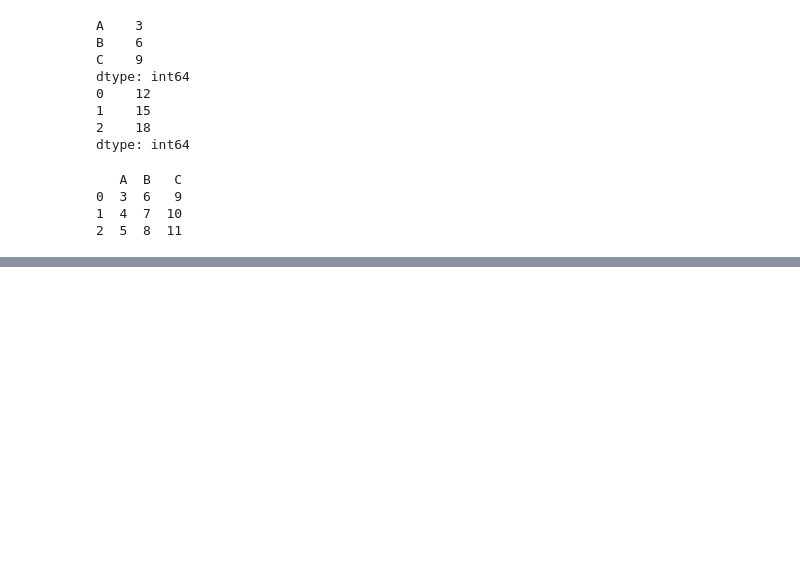
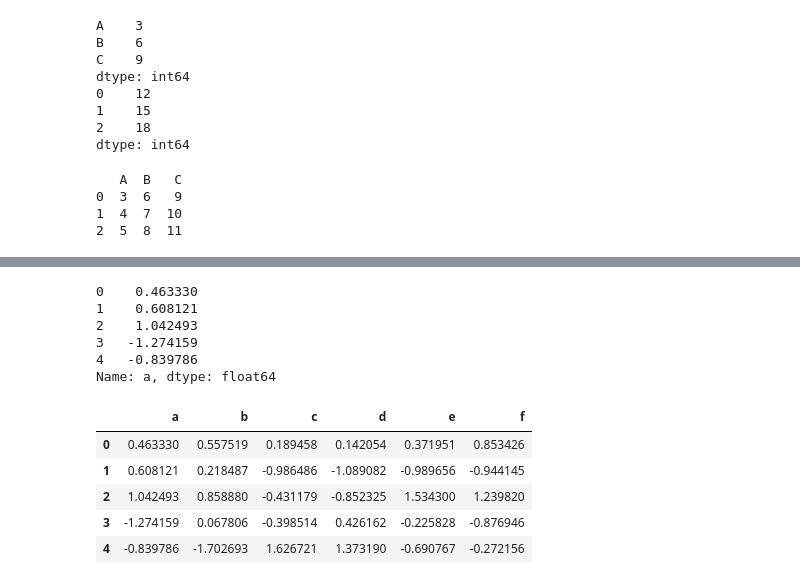
Before and after one commit to windyday0622/windyday, a Jupyter notebook: m3_분석 라이브러리/ pandas_2_연산.ipynb, the cells around one changed output, grey strips where cells are left out. Saved outputs shown, nothing was run; the diff lists cells and outputs as text; code cells hidden in the pictures; blank space fills up the shorter version.

```diff
--- a/m3_분석 라이브러리/ pandas_2_연산.ipynb
+++ b/m3_분석 라이브러리/ pandas_2_연산.ipynb
@@ -664,0 +749,21 @@ Name: e, dtype: object
+# %%
+# 원소의 본래 행 인덱스와 열 이름을 기준으로 연산 결과를 반환
+df_zscore = df.a.transform(z_score)
+df_zscore
+# %% [output]
+0    0.463330
+1    0.608121
+2    1.042493
+3   -1.274159
+4   -0.839786
+Name: a, dtype: float64
+# %%
+df_zscore = df.apply(lambda x:z_score(x))
+df_zscore
+# %% [output]
+|  | a | b | c | d | e | f |
+| 0 | 0.463330 | 0.557519 | 0.189458 | 0.142054 | 0.371951 | 0.853426 |
+| 1 | 0.608121 | 0.218487 | -0.986486 | -1.089082 | -0.989656 | -0.944145 |
+| 2 | 1.042493 | 0.858880 | -0.431179 | -0.852325 | 1.534300 | 1.239820 |
+| 3 | -1.274159 | 0.067806 | -0.398514 | 0.426162 | -0.225828 | -0.876946 |
+| 4 | -0.839786 | -1.702693 | 1.626721 | 1.373190 | -0.690767 | -0.272156 |
```
Also changed, not shown: parts of 12 cells of this notebook.
